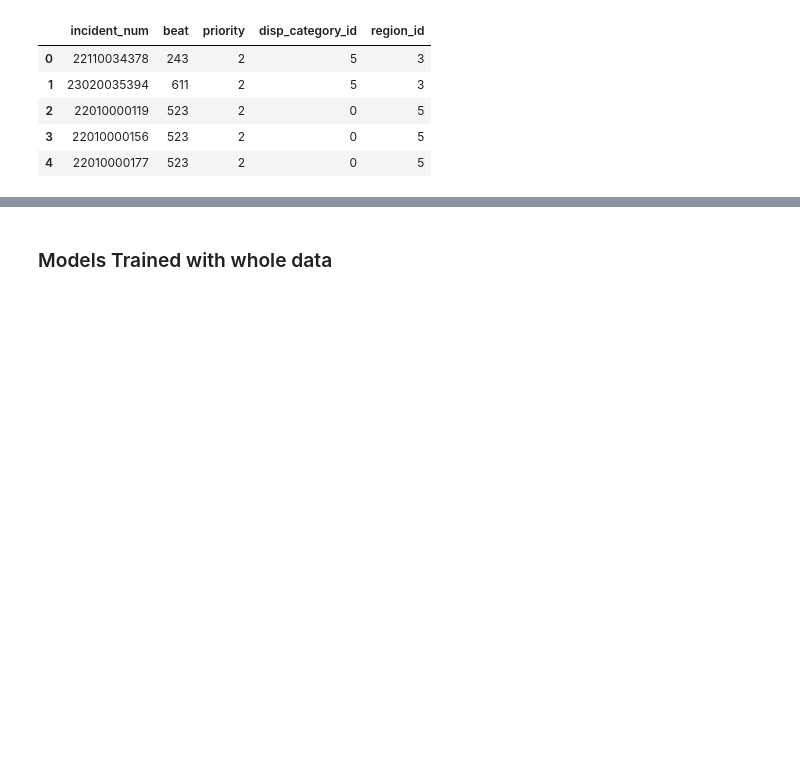
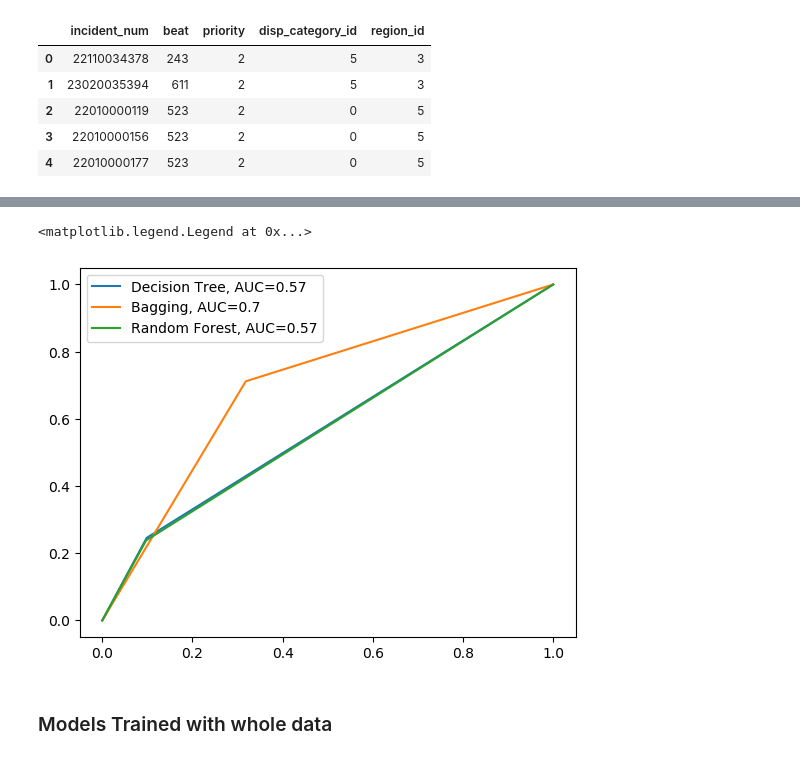
Before and after one commit to katie-hu/Crisis_Response, a Jupyter notebook: crisis_response.ipynb, the cells around one changed output, grey strips where cells are left out. Saved outputs shown, nothing was run; the diff lists cells and outputs as text; code cells hidden in the pictures; blank space fills up the shorter version.

```diff
--- a/crisis_response.ipynb
+++ b/crisis_response.ipynb
@@ -885,0 +1230,27 @@ bagging_df.head()
+# %%
+upsampled_dtree_model, dtree_Y_predU, upsampled_dtree_df = modeling_bal(train_XU,
+                    train_yU,
+                    val_XU,
+                    val_yU,
+                    test_XU,
+                    test_yU,
+                    model=DecisionTreeClassifier(criterion = 'gini', min_samples_leaf = 1, max_features = None, random_state = 42),
+                    model_name = "DecisionTree")
+
+upsampled_bagging_model, bagging_Y_predU, upsampled_bagging_df = modeling_bal(train_XU,
+                    train_yU,
+                    val_XU,
+                    val_yU,
+                    test_XU,
+                    test_yU,
+                    model=BaggingClassifier(max_samples = 0.5, max_features = 0.5),
+                    model_name = "Bagging")
+
+upsampled_rf_model, rf_Y_predU, upsampled_rf_df = modeling_bal(train_XU,
+                    train_yU,
+                    val_XU,
+                    val_yU,
+                    test_XU,
+                    test_yU,
+                    model=RandomForestClassifier(n_estimators = 100, random_state = 1),
+                    model_name = "RandomForest")
@@ -886,3 +1267,20 @@ bagging_df.head()
+# %%
+fpr, tpr, _ = metrics.roc_curve(test_yU, dtree_Y_predU)
+auc = round(metrics.roc_auc_score(test_yU, dtree_Y_predU), 2)
+plt.plot(fpr,tpr,label="Decision Tree, AUC="+str(auc))
+
+fpr, tpr, _ = metrics.roc_curve(test_yU, bagging_Y_predU)
+auc = round(metrics.roc_auc_score(test_yU, bagging_Y_predU), 2)
+plt.plot(fpr,tpr,label="Bagging, AUC="+str(auc))
+
+fpr, tpr, _ = metrics.roc_curve(test_yU, rf_Y_predU)
+auc = round(metrics.roc_auc_score(test_yU, rf_Y_predU), 2)
+plt.plot(fpr,tpr,label="Random Forest, AUC="+str(auc))
+
+plt.legend()
+# %% [output]
+<matplotlib.legend.Legend at 0x...>
+[figure, added]
 # %% [markdown]
 ### Models Trained with whole data
 # %%
```
Also changed, not shown: parts of 44 cells of this notebook, 3 other files.
